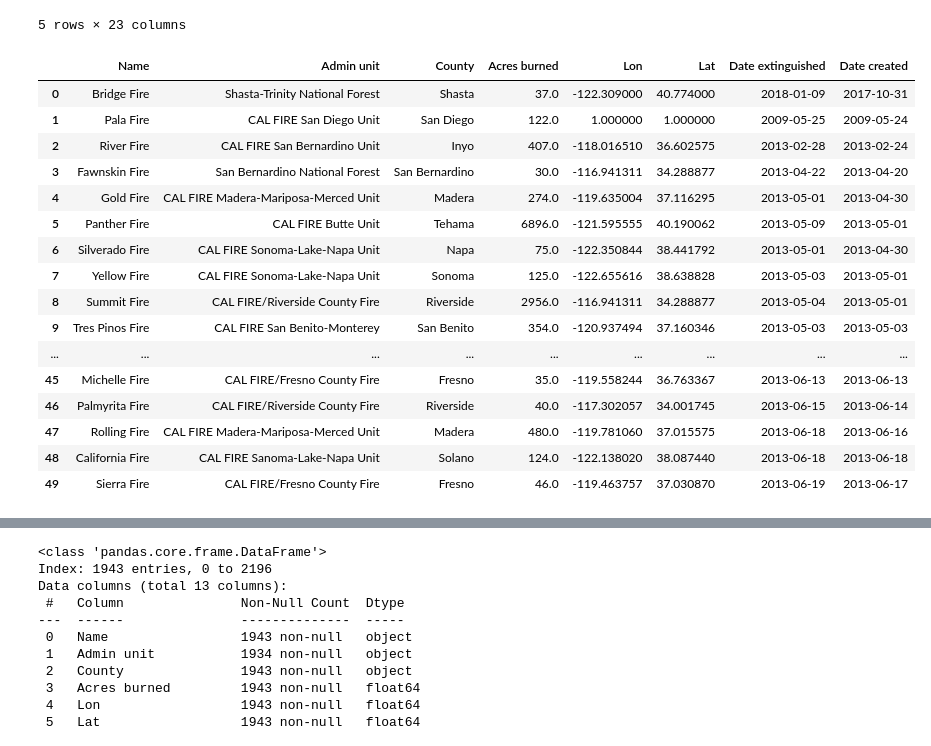
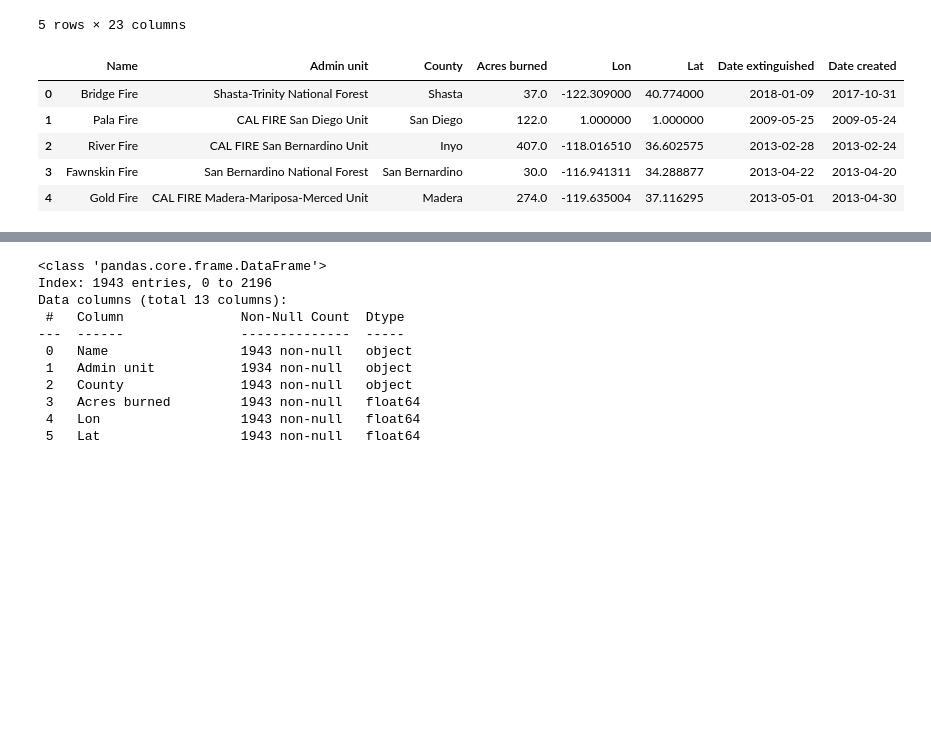
Before and after one commit to Alvin-Son/california_fire_analysis, a Jupyter notebook: fire_collection_&_cleaning.ipynb, the cells around one changed output, grey strips where cells are left out. Saved outputs shown, nothing was run; the diff lists cells and outputs as text; code cells hidden in the pictures; blank space fills up the shorter version.

```diff
--- a/fire_collection_&_cleaning.ipynb
+++ b/fire_collection_&_cleaning.ipynb
@@ -20,47 +25,36 @@ df.head()
 #list(df.columns)
 # %%
 #create new data frame with select columns
-fire_df = df[['incident_name',
+fire_raw = df[['incident_name',
  'incident_administrative_unit',
  'incident_county',
  'incident_acres_burned',
  'incident_longitude',
  'incident_latitude',
  'incident_dateonly_extinguished',
  'incident_dateonly_created'
 ]]
 
 #rename columns
-fire_df = fire_df.rename(columns={
+fire_raw = fire_df.rename(columns={
     'incident_name': "Name",
      'incident_administrative_unit': "Admin unit",
      'incident_county': "County",
      'incident_acres_burned': "Acres burned" ,
      'incident_longitude': "Lon",
      'incident_latitude': "Lat",
      'incident_dateonly_extinguished': "Date extinguished",
      'incident_dateonly_created': "Date created"
 })
 
 #fire_incidents_df.head()
-fire_df.head(50)
+fire_raw.head()
 # %% [output]
 |  | Name | Admin unit | County | Acres burned | Lon | Lat | Date extinguished | Date created |
 | 0 | Bridge Fire | Shasta-Trinity National Forest | Shasta | 37.0 | -122.309000 | 40.774000 | 2018-01-09 | 2017-10-31 |
 | 1 | Pala Fire | CAL FIRE San Diego Unit | San Diego | 122.0 | 1.000000 | 1.000000 | 2009-05-25 | 2009-05-24 |
 | 2 | River Fire | CAL FIRE San Bernardino Unit | Inyo | 407.0 | -118.016510 | 36.602575 | 2013-02-28 | 2013-02-24 |
 | 3 | Fawnskin Fire | San Bernardino National Forest | San Bernardino | 30.0 | -116.941311 | 34.288877 | 2013-04-22 | 2013-04-20 |
 | 4 | Gold Fire | CAL FIRE Madera-Mariposa-Merced Unit | Madera | 274.0 | -119.635004 | 37.116295 | 2013-05-01 | 2013-04-30 |
-| 5 | Panther Fire | CAL FIRE Butte Unit | Tehama | 6896.0 | -121.595555 | 40.190062 | 2013-05-09 | 2013-05-01 |
-| 6 | Silverado Fire | CAL FIRE Sonoma-Lake-Napa Unit | Napa | 75.0 | -122.350844 | 38.441792 | 2013-05-01 | 2013-04-30 |
-| 7 | Yellow Fire | CAL FIRE Sonoma-Lake-Napa Unit | Sonoma | 125.0 | -122.655616 | 38.638828 | 2013-05-03 | 2013-05-01 |
-| 8 | Summit Fire | CAL FIRE/Riverside County Fire | Riverside | 2956.0 | -116.941311 | 34.288877 | 2013-05-04 | 2013-05-01 |
-| 9 | Tres Pinos Fire | CAL FIRE San Benito-Monterey | San Benito | 354.0 | -120.937494 | 37.160346 | 2013-05-03 | 2013-05-03 |
-| ... | ... | ... | ... | ... | ... | ... | ... | ... |
-| 45 | Michelle Fire | CAL FIRE/Fresno County Fire | Fresno | 35.0 | -119.558244 | 36.763367 | 2013-06-13 | 2013-06-13 |
-| 46 | Palmyrita Fire | CAL FIRE/Riverside County Fire | Riverside | 40.0 | -117.302057 | 34.001745 | 2013-06-15 | 2013-06-14 |
-| 47 | Rolling Fire | CAL FIRE Madera-Mariposa-Merced Unit | Madera | 480.0 | -119.781060 | 37.015575 | 2013-06-18 | 2013-06-16 |
-| 48 | California Fire | CAL FIRE Sanoma-Lake-Napa Unit | Solano | 124.0 | -122.138020 | 38.087440 | 2013-06-18 | 2013-06-18 |
-| 49 | Sierra Fire | CAL FIRE/Fresno County Fire | Fresno | 46.0 | -119.463757 | 37.030870 | 2013-06-19 | 2013-06-17 |
 # %%
 #drop rows where county and acres burned columns are null
```
Also changed, not shown: parts of 12 cells of this notebook, 58 other files.
